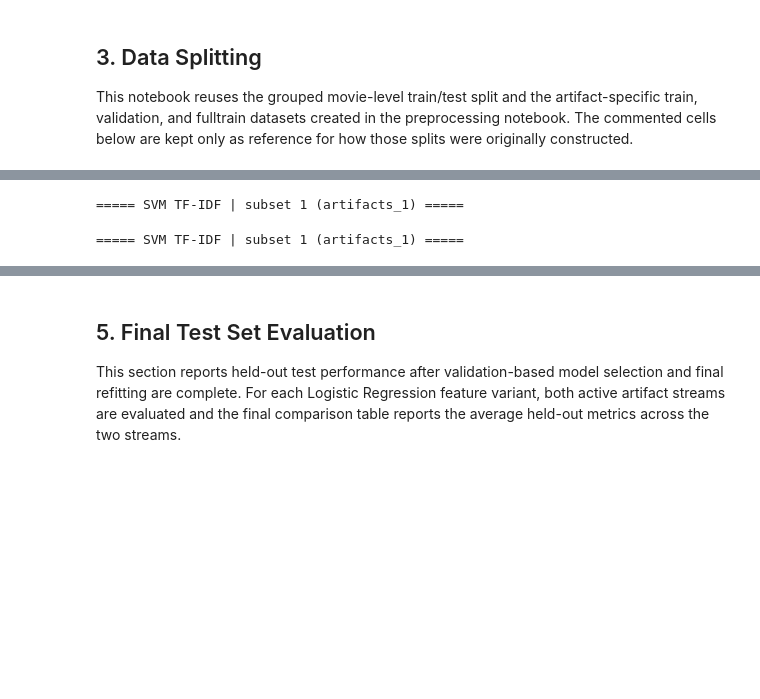
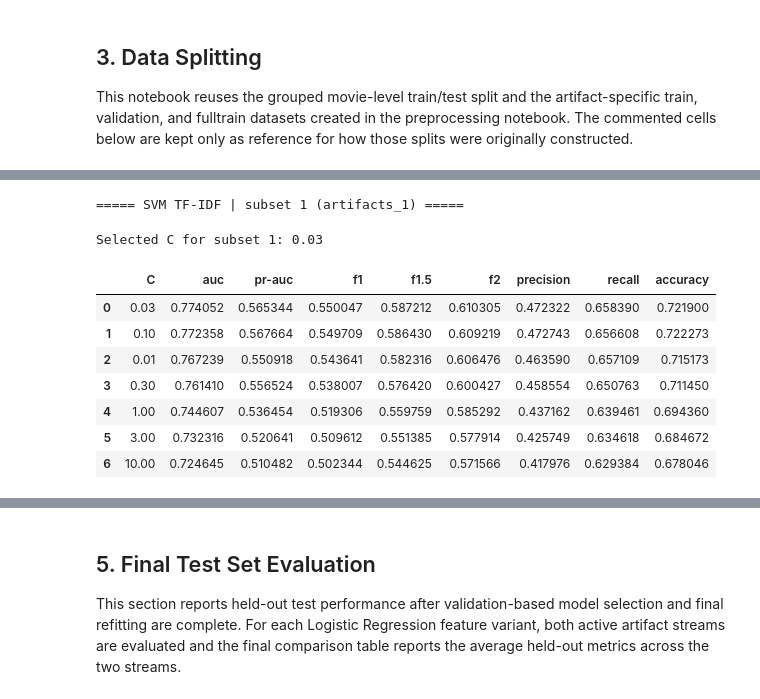
Before and after one commit to lzrcode-816/3244-Group-17-IMDB-Spoiler-Detection, a Jupyter notebook: Group17_ProjectDeSpoiler_Model.ipynb, the cells around one changed output, grey strips where cells are left out. Cells and saved outputs as stored; diff of their text form; code cells hidden in the pictures; blank space fills up the shorter version.

```diff
--- a/Group17_ProjectDeSpoiler_Model.ipynb
+++ b/Group17_ProjectDeSpoiler_Model.ipynb
@@ -1046,15 +1893,12 @@ NameError: name 'validation_summary_tfidf' is not defined
 # %%
+# Model Training and Validation Tuning
 from sklearn.svm import LinearSVC
 from sklearn.calibration import CalibratedClassifierCV
 
-SUBSET_TO_ARTIFACT = {
-    "1": "artifacts_1",
-    "2": "artifacts_2",
-}
-
-metric_cols = ["auc", "average_precision", "f1", "f2", "precision", "recall", "accuracy"]
+metric_cols = ["auc", "average_precision", "f1", "f1.5", "f2", "precision", "recall", "accuracy"]
 svm_tfidf_best_c_by_subset = {}
 svm_tfidf_models = {}
+svm_tfidf_val_probs_by_subset = {}
 svm_tfidf_tuning_results = {}
 tfidf_validation_rows = []
 
@@ -1067,12 +1911,6 @@ for subset_name, artifact_name in SUBSET_TO_ARTIFACT.items():
     X_val = validation_artifacts["X_tfidf_val"]
     y_train = validation_artifacts["y_train"]
     y_val = validation_artifacts["y_val"]
-
-    if X_train.shape[0] != len(y_train) or X_val.shape[0] != len(y_val):
-        raise ValueError(
-            f"TF-IDF artifact mismatch for {artifact_name}: "
-            f"train={X_train.shape[0]}/{len(y_train)}, val={X_val.shape[0]}/{len(y_val)}"
-        )
 
     artifact_idx = int(subset_name) - 1
     fixed_c = SVM_TFIDF_FIXED_C[artifact_idx] if artifact_idx < len(SVM_TFIDF_FIXED_C) else None
@@ -1087,30 +1925,24 @@ for subset_name, artifact_name in SUBSET_TO_ARTIFACT.items():
     for c_value in tqdm(candidate_cs, desc=f"subset {subset_name} C search", leave=False):
         base_model = LinearSVC(
             C=float(c_value),
+            loss=SVM_LOSS,
             tol=SVM_TOL,
             max_iter=SVM_MAX_ITER,
-            dual="auto",
+            dual=SVM_TFIDF_DUAL,
             random_state=RANDOM_STATE,
             class_weight=CLASS_WEIGHT,
         )
-        model = CalibratedClassifierCV(
-            base_model,
-            cv=SVM_CALIBRATION_CV,
-            method=SVM_CALIBRATION_METHOD,
-        )
-        model.fit(X_train, y_train)
+        base_model.fit(X_train, y_train)
 
-        y_val_prob = model.predict_proba(X_val)[:, 1]
+        y_val_score = base_model.decision_function(X_val)
+        y_val_pred = (y_val_score >= 0).astype(int)
         tuning_rows.append(
             {
-                "C": float(c_value),
-                "auc": roc_auc_score(y_val, y_val_prob),
-                "average_precision": average_precision_score(y_val, y_val_prob),
-                "f1": f1_score(y_val, y_val_prob >= 0.5, zero_division=0),
-                "f2": fbeta_score(y_val, y_val_prob >= 0.5, beta=2, zero_division=0),
-                "precision": precision_score(y_val, y_val_prob >= 0.5, zero_division=0),
-                "recall": recall_score(y_val, y_val_prob >= 0.5, zero_division=0),
-                "accuracy": accuracy_score(y_val, y_val_prob >= 0.5),
+                "C": float(c_value), "auc": roc_auc_score(y_val, y_val_score),
+                "average_precision": average_precision_score(y_val, y_val_score),
+                "f1": f1_score(y_val, y_val_pred, zero_division=0), "f1.5": fbeta_score(y_val, y_val_pred, beta=1.5, zero_division=0),
+                "f2": fbeta_score(y_val, y_val_pred, beta=2, zero_division=0), "precision": precision_score(y_val, y_val_pred, zero_division=0),
+                "recall": recall_score(y_val, y_val_pred, zero_division=0), "accuracy": accuracy_score(y_val, y_val_pred),
             }
         )
 
@@ -1130,48 +1962,73 @@ for subset_name, artifact_name in SUBSET_TO_ARTIFACT.items():
     selected_row = tuning_df.loc[0, ["C"] + metric_cols].to_dict()
     tfidf_validation_rows.append({"subset": subset_name, **selected_row})
 
-    # Refit on the full-train split for final evaluation.
+    # Refit on the validation-train split for threshold tuning.
+    selected_base_model = LinearSVC(
+        C=best_c,
+        loss=SVM_LOSS,
+        tol=SVM_TOL,
+        max_iter=SVM_MAX_ITER,
+        dual=SVM_TFIDF_DUAL,
+        random_state=RANDOM_STATE,
+        class_weight=CLASS_WEIGHT,
+    )
+    selected_val_model = CalibratedClassifierCV(
+        selected_base_model,
+        cv=SVM_CALIBRATION_CV,
+        method=SVM_CALIBRATION_METHOD,
+    )
+    selected_val_model.fit(X_train, y_train)
+    svm_tfidf_val_probs_by_subset[subset_name] = {
+        "y_true": y_val,
+        "y_prob": selected_val_model.predict_proba(X_val)[:, 1],
+    }
+
     full_artifacts = load_full_train_test(artifact_name=artifact_name, use_fulltrain=True)
     X_train_full = full_artifacts["X_tfidf_train_full"]
     y_train_full = full_artifacts["y_train_full"]
 
     final_base_model = LinearSVC(
         C=best_c,
+        loss=SVM_LOSS,
         tol=SVM_TOL,
         max_iter=SVM_MAX_ITER,
-        dual="auto",
+        dual=SVM_TFIDF_DUAL,
         random_state=RANDOM_STATE,
         class_weight=CLASS_WEIGHT,
     )
     final_model = CalibratedClassifierCV(
         final_base_model,
         cv=SVM_CALIBRATION_CV,
         method=SVM_CALIBRATION_METHOD,
     )
     final_model.fit(X_train_full, y_train_full)
     svm_tfidf_models[subset_name] = final_model
 
 tfidf_validation_metrics_df = pd.DataFrame(tfidf_validation_rows)
 print("Validation metrics for selected C by subset:")
 display(
     tfidf_validation_metrics_df[["subset", "C"] + metric_cols]
     .rename(columns={"average_precision": "pr-auc"})
     .round(6)
 )
 
 validation_details_svm_tfidf = tfidf_validation_metrics_df.copy()
 validation_summary_svm_tfidf = tfidf_validation_metrics_df[metric_cols].mean().to_frame().T
 print("Average validation metrics across subsets:")
 display(
     validation_summary_svm_tfidf.rename(columns={"average_precision": "pr-auc"}).round(6)
 )
 
 svm_tfidf_best_c = svm_tfidf_best_c_by_subset["1"]
 svm_tfidf_model = svm_tfidf_models["1"]
-
-# Keep the section-level aliases available while the rest of the notebook is being aligned.
-validation_details_svm = validation_details_svm_tfidf
-validation_summary_svm = validation_summary_svm_tfidf
 # %% [output]
 ===== SVM TF-IDF | subset 1 (artifacts_1) =====
-===== SVM TF-IDF | subset 1 (artifacts_1) =====
+Selected C for subset 1: 0.03
+|  | C | auc | pr-auc | f1 | f1.5 | f2 | precision | recall | accuracy |
+| 0 | 0.03 | 0.774052 | 0.565344 | 0.550047 | 0.587212 | 0.610305 | 0.472322 | 0.658390 | 0.721900 |
+| 1 | 0.10 | 0.772358 | 0.567664 | 0.549709 | 0.586430 | 0.609219 | 0.472743 | 0.656608 | 0.722273 |
+| 2 | 0.01 | 0.767239 | 0.550918 | 0.543641 | 0.582316 | 0.606476 | 0.463590 | 0.657109 | 0.715173 |
+| 3 | 0.30 | 0.761410 | 0.556524 | 0.538007 | 0.576420 | 0.600427 | 0.458554 | 0.650763 | 0.711450 |
+| 4 | 1.00 | 0.744607 | 0.536454 | 0.519306 | 0.559759 | 0.585292 | 0.437162 | 0.639461 | 0.694360 |
+| 5 | 3.00 | 0.732316 | 0.520641 | 0.509612 | 0.551385 | 0.577914 | 0.425749 | 0.634618 | 0.684672 |
+| 6 | 10.00 | 0.724645 | 0.510482 | 0.502344 | 0.544625 | 0.571566 | 0.417976 | 0.629384 | 0.678046 |
```
Also changed, not shown: parts of 108 cells of this notebook, 1 other file.
